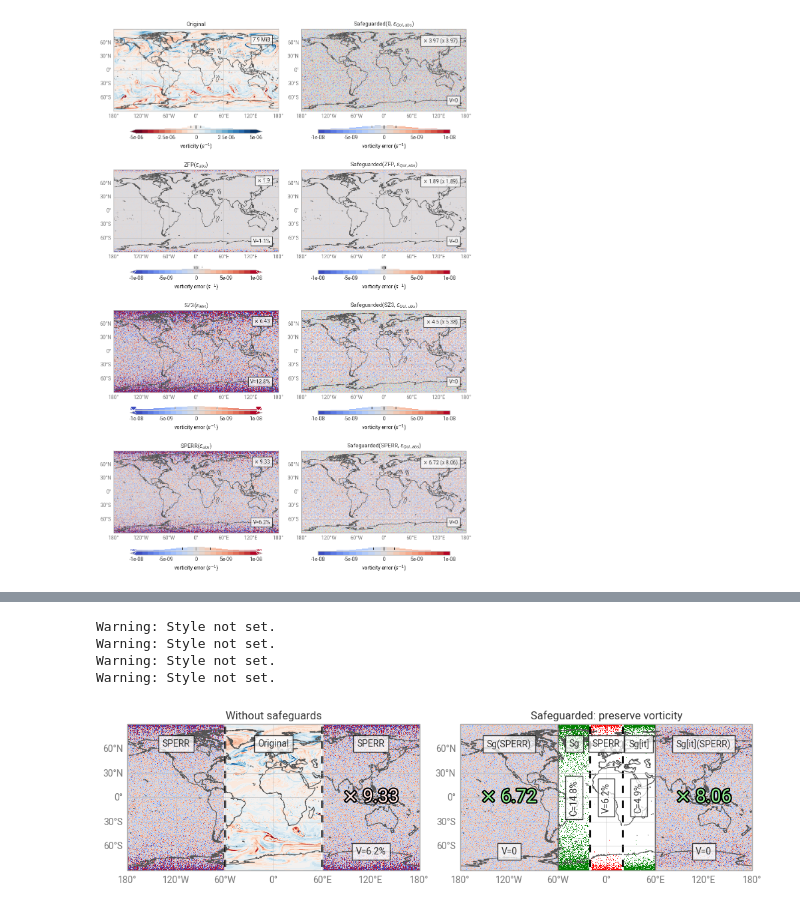
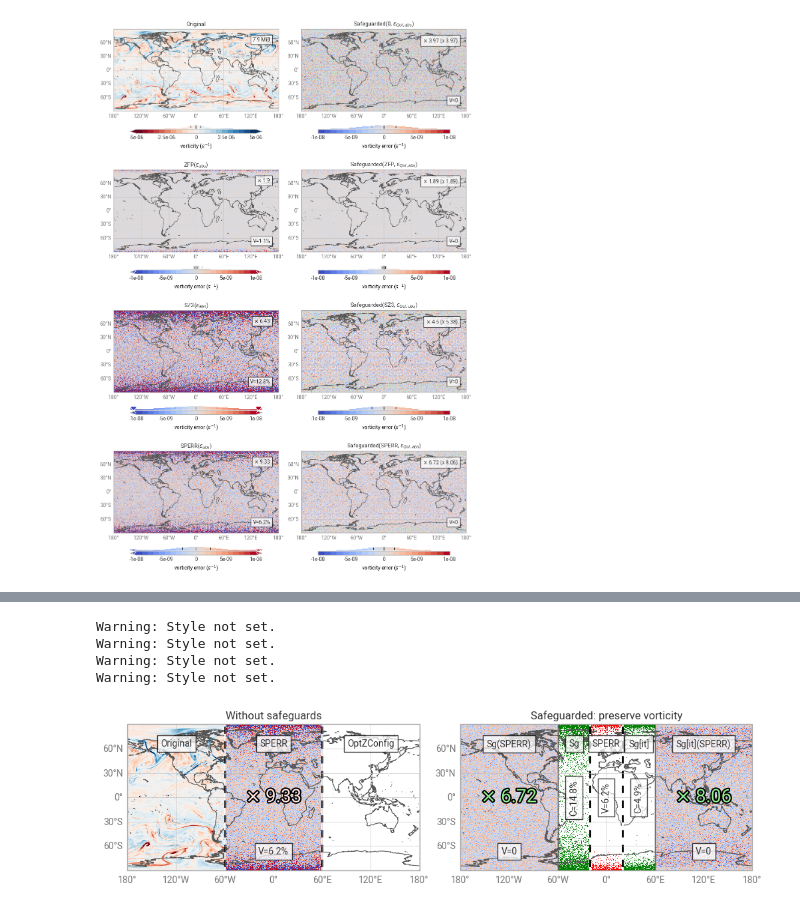
Before and after one commit to juntyr/compression-safeguards, a Jupyter notebook: examples/vorticity.ipynb, the cells around one changed output, grey strips where cells are left out. Drawn from its saved outputs; the diff is of its cells as text; code cells hidden in the pictures.

Commit message:
Add OptZConfig placeholder to summary figure

```diff
--- a/examples/vorticity.ipynb
+++ b/examples/vorticity.ipynb
@@ -796,7 +796,7 @@ fig = earthkit.plots.Figure(
 chart = fig.add_map(0, 0)
 
 # Original
-da = ERA5_VOR.sel(longitude=slice(0, 60))
+da = ERA5_VOR.sel(longitude=slice(180, 300))
 
 # compute the default style that earthkit.maps would apply
 source_original = earthkit.plots.sources.XarraySource(da)
@@ -815,11 +815,8 @@ style_original._legend_kwargs["extend"] = "both"
 
 chart.pcolormesh(da, style=style_original, zorder=-11)
 
-da = ERA5_VOR.sel(longitude=slice(300, 360))
-chart.pcolormesh(da, style=style_original, zorder=-11)
-
 t = chart.ax.text(
-    0.5,
+    1 / 6,
     0.9,
     "Original",
     ha="center",
@@ -833,7 +830,6 @@ my_ERA5_VOR = compute_vorticity(ERA5_sperr)
 with xr.set_options(keep_attrs=True):
     da = (my_ERA5_VOR - ERA5_VOR).compute()
 da.attrs.update(long_name=f"{da.long_name} error")
-da = da.sel(longitude=slice(60, 300))
 
 # compute the default style that earthkit.maps would apply
 source_error = earthkit.plots.sources.XarraySource(da)
@@ -850,19 +846,11 @@ style_error._legend_kwargs["ticks"] = np.linspace(-vor_eb_abs, vor_eb_abs, 5)
 style_error._colors = "coolwarm"
 style_error._legend_kwargs["extend"] = "both"
 
-chart.pcolormesh(da, style=style_error, zorder=-11)
+chart.pcolormesh(da.sel(longitude=slice(300, 360)), style=style_error, zorder=-11)
+chart.pcolormesh(da.sel(longitude=slice(0, 60)), style=style_error, zorder=-11)
 
 t = chart.ax.text(
-    1 / 6,
-    0.9,
-    "SPERR",
-    ha="center",
-    va="top",
-    transform=chart.ax.transAxes,
-)
-t.set_bbox(dict(facecolor="white", alpha=0.75, edgecolor="black"))
-t = chart.ax.text(
-    5 / 6,
+    0.5,
     0.9,
     "SPERR",
     ha="center",
@@ -872,7 +860,7 @@ t = chart.ax.text(
 t.set_bbox(dict(facecolor="white", alpha=0.75, edgecolor="black"))
 
 t = chart.ax.text(
-    5 / 6,
+    0.5,
     0.5,
     rf"$\times$ {np.round(ERA5_sperr_cr, 2)}",
     ha="center",
@@ -892,11 +880,21 @@ err_v_sperr = (
 if err_v_sperr == "0.0%":
     err_v_sperr = "<0.05%"
 t = chart.ax.text(
-    5 / 6,
+    0.5,
     0.1,
     f"V={err_v_sperr}",
     ha="center",
     va="bottom",
+    transform=chart.ax.transAxes,
+)
+t.set_bbox(dict(facecolor="white", alpha=0.75, edgecolor="black"))
+
+t = chart.ax.text(
+    5 / 6,
+    0.9,
+    "OptZConfig",
+    ha="center",
+    va="top",
     transform=chart.ax.transAxes,
 )
 t.set_bbox(dict(facecolor="white", alpha=0.75, edgecolor="black"))
@@ -1125,31 +1123,31 @@ t = chart.ax.text(
     transform=chart.ax.transAxes,
 )
 t.set_bbox(dict(facecolor="white", alpha=0.75, edgecolor="black"))
 
 chart.ax.set_rasterization_zorder(-10)
 
 chart.ax.axvline(-20, c="white", ls=(2, (4, 4)), lw=2)
 chart.ax.axvline(-20, c="black", ls=(6, (4, 4)), lw=2)
 chart.ax.axvline(+20, c="white", ls=(2, (4, 4)), lw=2)
 chart.ax.axvline(+20, c="black", ls=(6, (4, 4)), lw=2)
 
 chart.ax.axvline(-60, c="black", lw=1)
 chart.ax.axvline(+60, c="black", lw=1)
 
 chart.title("Safeguarded: preserve vorticity")
 
 for m in earthkit.plots.schemas.schema.quickmap_subplot_workflow:
     if m != "title":
         getattr(chart, m)()
 
 for m in earthkit.plots.schemas.schema.quickmap_figure_workflow:
     if m != "legend":
         getattr(chart, m)()
 
 fig.save("vorticity-summary.pdf")
 # %% [output]
 Warning: Style not set.
 Warning: Style not set.
 Warning: Style not set.
 Warning: Style not set.
-[figure, old version]
+[figure, new version]
```
